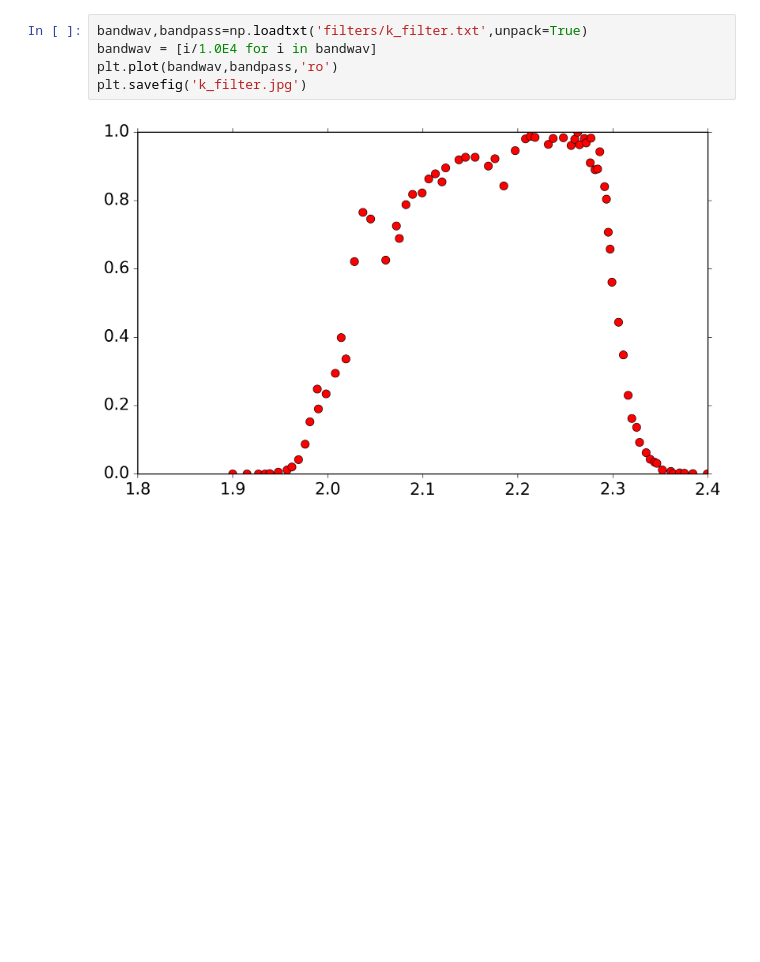
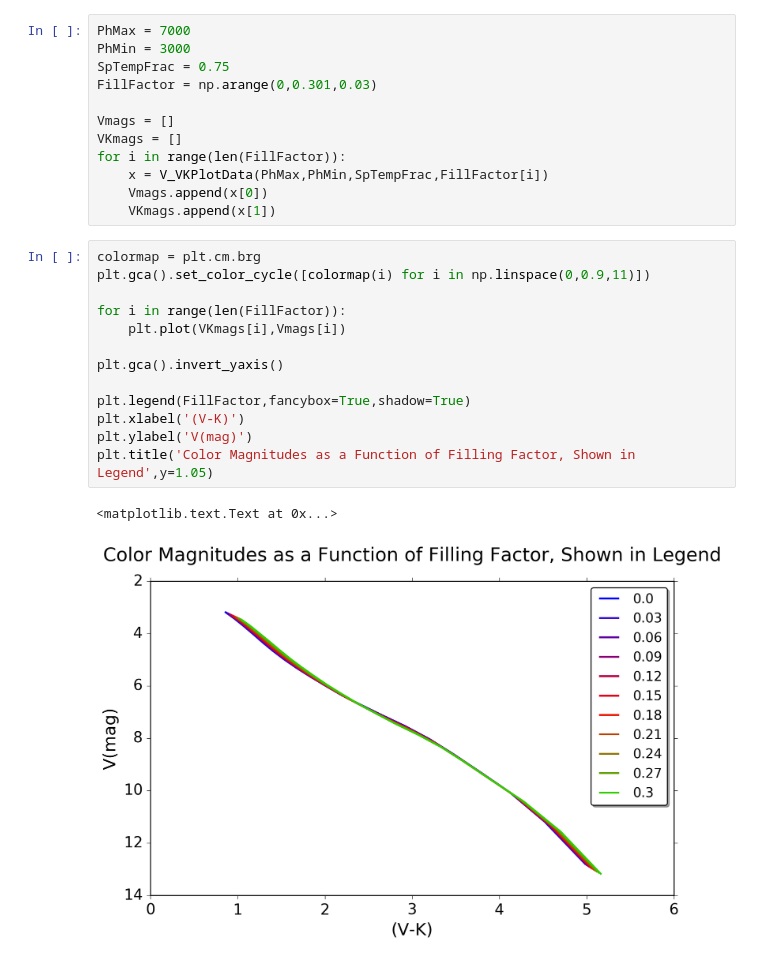
Before and after one commit to jradavenport/spot-colors, a Jupyter notebook: StarSpotMagModel.ipynb, the cells around one changed output. Drawn from its saved outputs; the diff is of its cells as text; blank space fills up the shorter version.

```diff
--- a/StarSpotMagModel.ipynb
+++ b/StarSpotMagModel.ipynb
@@ -131,7 +132,28 @@ mpl.rcParams['ytick.direction'] = 'out'
-# %%
-bandwav,bandpass=np.loadtxt('filters/k_filter.txt',unpack=True)
-bandwav = [i/1.0E4 for i in bandwav]
-plt.plot(bandwav,bandpass,'ro')
-plt.savefig('k_filter.jpg')
-# %% [output]
-[figure, removed]
+# %%
+PhMax = 7000
+PhMin = 3000
+SpTempFrac = 0.75
+FillFactor = np.arange(0,0.301,0.03)
+
+Vmags = []
+VKmags = []
+for i in range(len(FillFactor)):
+    x = V_VKPlotData(PhMax,PhMin,SpTempFrac,FillFactor[i])
+    Vmags.append(x[0])
+    VKmags.append(x[1])
+# %%
+colormap = plt.cm.brg
+plt.gca().set_color_cycle([colormap(i) for i in np.linspace(0,0.9,11)])
+
+for i in range(len(FillFactor)):
+    plt.plot(VKmags[i],Vmags[i])
+
+plt.gca().invert_yaxis()
+
+plt.legend(FillFactor,fancybox=True,shadow=True)
+plt.xlabel('(V-K)')
+plt.ylabel('V(mag)')
+plt.title('Color Magnitudes as a Function of Filling Factor, Shown in Legend',y=1.05)
+# %% [output]
+<matplotlib.text.Text at 0x...>
+[figure, added]
```
Also changed, not shown: parts of 4 cells of this notebook.
